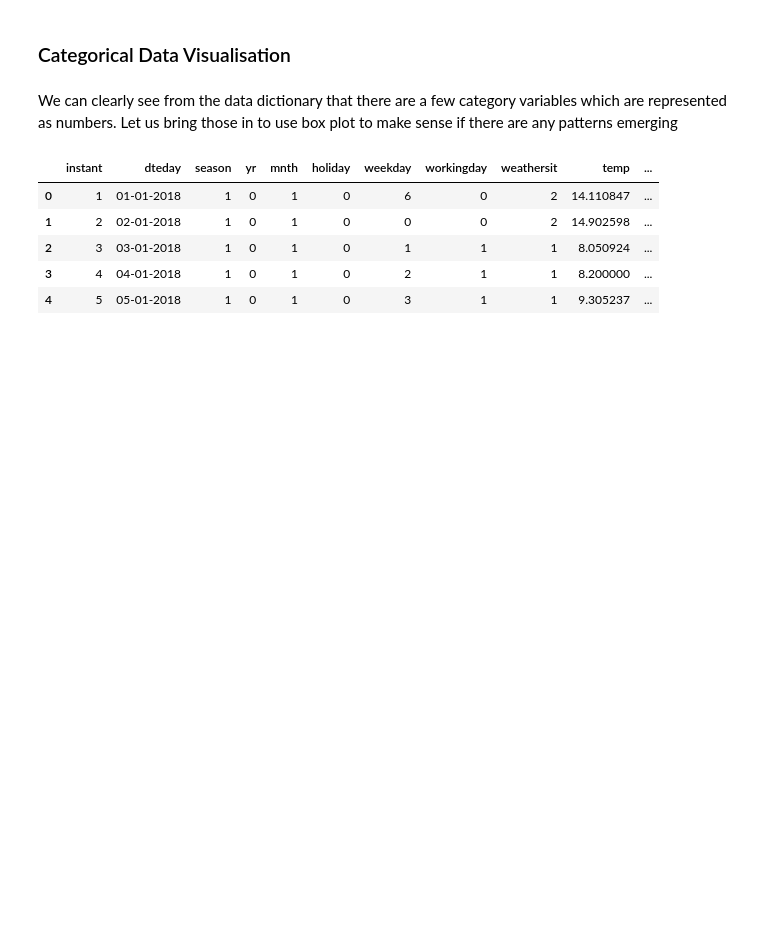
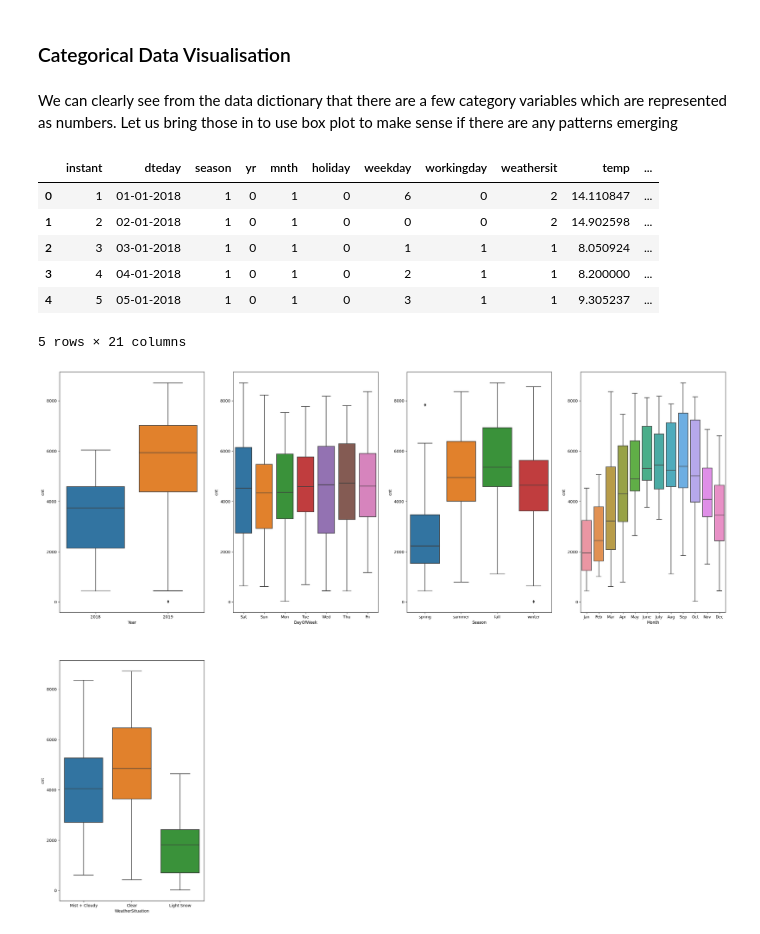
Before and after one commit to vivekbabu/Boombikes-Multi-Linear-Regression, a Jupyter notebook: Boombikes-Multi-Linear-Regression.ipynb, the cells around one changed output. Saved outputs shown, nothing was run; the diff lists cells and outputs as text; code cells hidden in the pictures; blank space fills up the shorter version.

```diff
--- a/Boombikes-Multi-Linear-Regression.ipynb
+++ b/Boombikes-Multi-Linear-Regression.ipynb
@@ -153,6 +153,7 @@ plt.show()
 We can clearly see from the data dictionary that there are a few category variables which are represented as numbers.
 Let us bring those in to use box plot to make sense if there are any patterns emerging
 # %%
+day_csv['Year']=day_csv.yr.map({0: '2018',1:'2019'})
 day_csv['DayOfWeek']=day_csv.weekday.map({0:'Sun',1:'Mon',2:'Tue',3:'Wed',4:'Thu',5:'Fri',6:'Sat'})
 day_csv['Season']=day_csv.season.map({1: 'spring', 2: 'summer',3:'fall', 4:'winter' })
 day_csv['Month']=day_csv.mnth.map({1:'Jan',2:'Feb',3:'Mar',4:'Apr',5:'May',6:'June',7:'July',8:'Aug',9:'Sep',10:'Oct',11:'Nov',12:'Dec'})
@@ -166,3 +167,19 @@ day_csv.head()
 | 2 | 3 | 03-01-2018 | 1 | 0 | 1 | 0 | 1 | 1 | 1 | 8.050924 | ... |
 | 3 | 4 | 04-01-2018 | 1 | 0 | 1 | 0 | 2 | 1 | 1 | 8.200000 | ... |
 | 4 | 5 | 05-01-2018 | 1 | 0 | 1 | 0 | 3 | 1 | 1 | 9.305237 | ... |
+5 rows × 21 columns
+# %%
+plt.figure(figsize=(30, 24))
+plt.subplot(2, 4, 1)
+sns.boxplot(x='Year', y='cnt', data=day_csv)
+plt.subplot(2, 4, 2)
+sns.boxplot(x='DayOfWeek', y='cnt', data=day_csv)
+plt.subplot(2, 4, 3)
+sns.boxplot(x='Season', y='cnt', data=day_csv)
+plt.subplot(2, 4, 4)
+sns.boxplot(x='Month', y='cnt', data=day_csv)
+plt.subplot(2, 4, 5)
+sns.boxplot(x='WeatherSituation', y='cnt', data=day_csv)
+plt.show()
+# %% [output]
+[figure, added]
```
Also changed, not shown: parts of 24 cells of this notebook.
